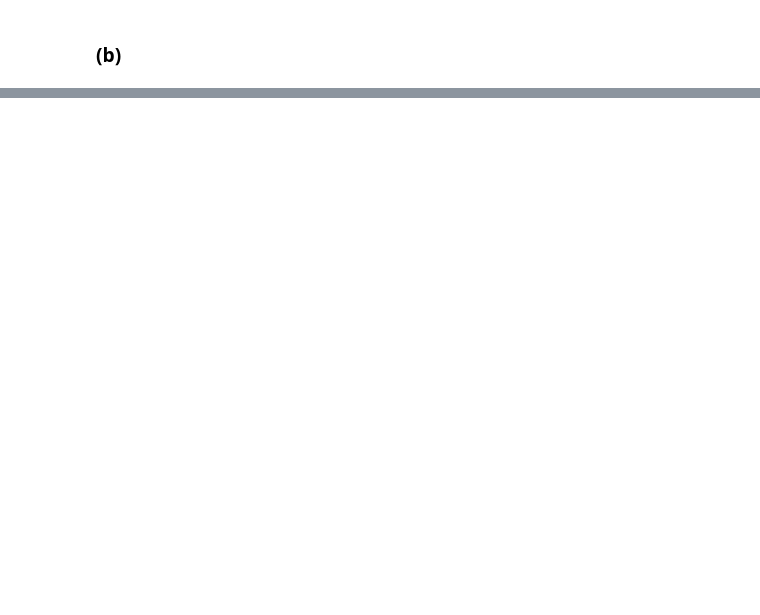
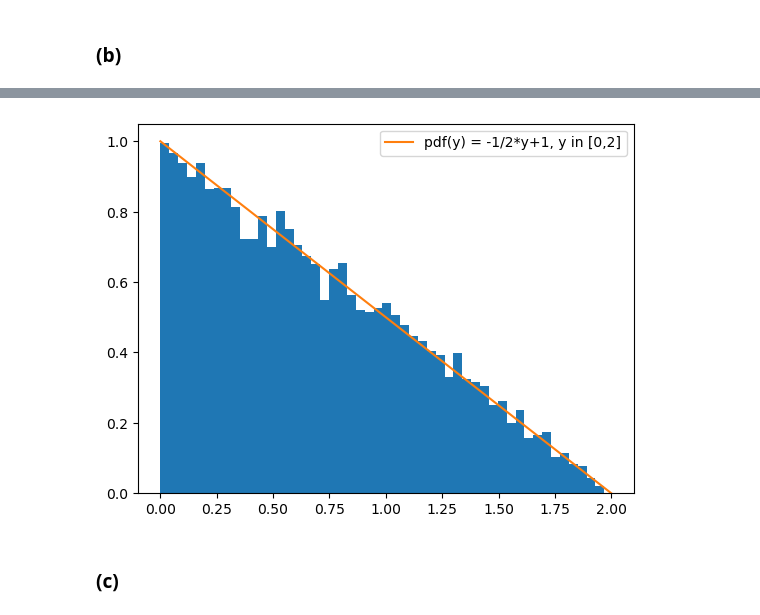
Before and after one commit to Alex2667/mlph_w24, a Jupyter notebook: sheet09/sheet09.ipynb, the cells around one changed output, grey strips where cells are left out. Drawn from its saved outputs; the diff is of its cells as text; code cells hidden in the pictures; blank space fills up the shorter version.

```diff
--- a/sheet09/sheet09.ipynb
+++ b/sheet09/sheet09.ipynb
@@ -170,0 +228,16 @@ plt.show()
+# %%
+# TODO: transform the samples to samples from pdf(y) = -1/2*y + 1, y in [0,2]
+def transform(x):
+    return 2-2*np.sqrt(1-1/4 * x**2)
+
+y = transform(samples)
+
+y_lin = np.linspace(0, 2, 1000)
+plt.hist(y, bins=50, density=True)
+plt.plot(y_lin, -1/2 * y_lin + 1, label="pdf(y) = -1/2*y+1, y in [0,2]")
+plt.legend()
+plt.show()
+# %% [output]
+[figure, added]
+# %% [markdown]
+### (c)
```
Also changed, not shown: parts of 11 cells of this notebook, 1 other file.
